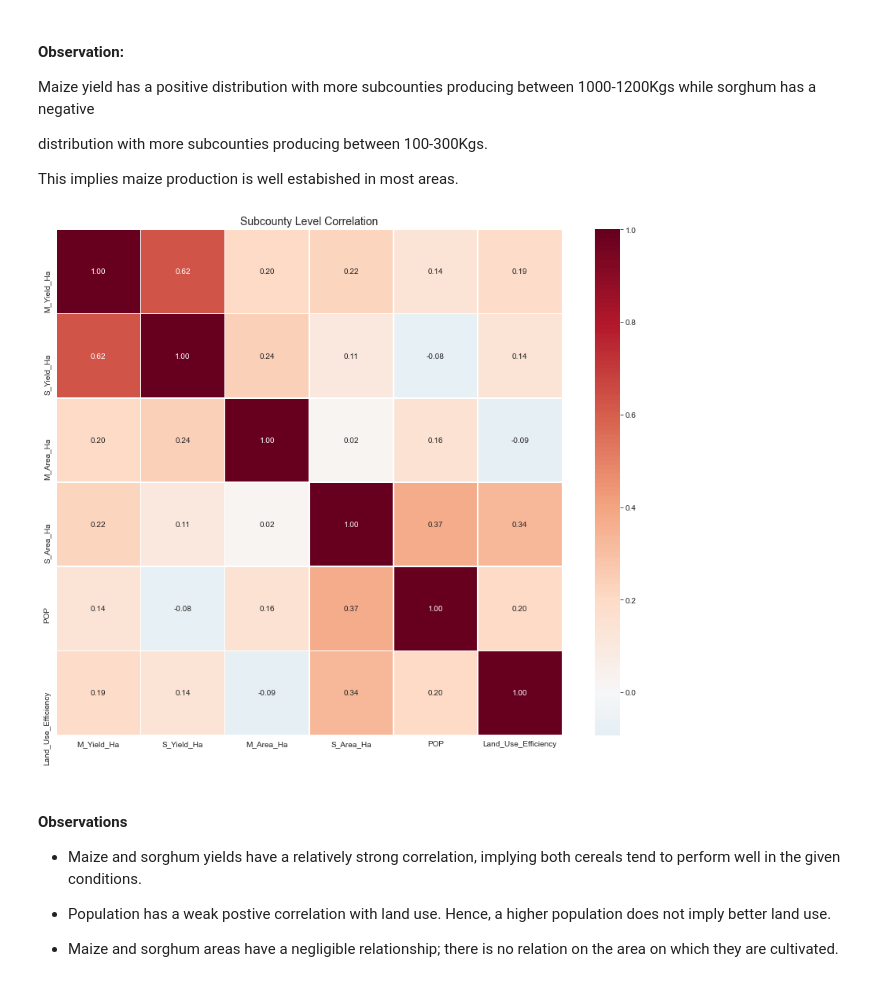
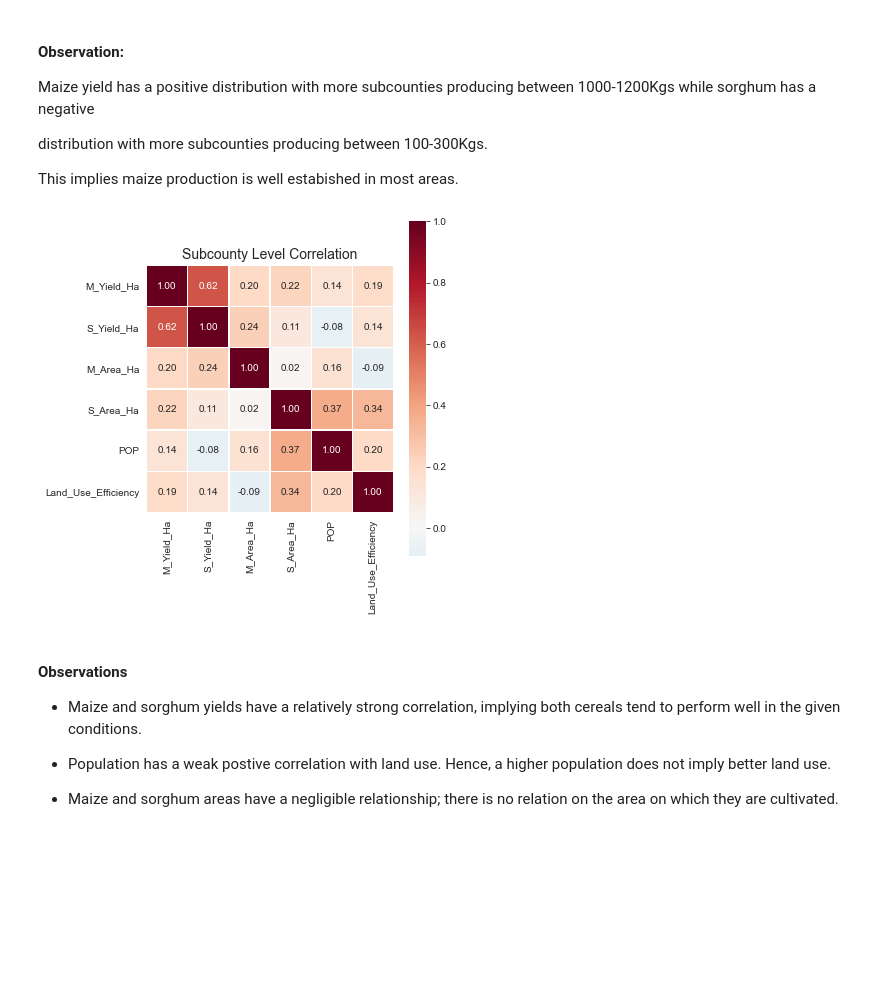
Before and after one commit to Moch5/karamoja_analysis, a Jupyter notebook: karamoja_analysis.ipynb, the cells around one changed output. Saved outputs shown, nothing was run; the diff lists cells and outputs as text; code cells hidden in the pictures; blank space fills up the shorter version.

```diff
--- a/karamoja_analysis.ipynb
+++ b/karamoja_analysis.ipynb
@@ -332,26 +312,28 @@ distribution with more subcounties producing between 100-300Kgs.
 
 This implies maize production is well estabished in most areas.
 # %%
-plt.figure(figsize=(12,10))
+# Perform a correlation analysis to analyze the variables' relationship
+
+plt.figure(figsize=(6,6))
 
 # Include efficiency and per capita metrics in correlation
 subcounty_corr = master_df[["M_Yield_Ha", "S_Yield_Ha", "M_Area_Ha", "S_Area_Ha", "POP",
                             "Land_Use_Efficiency"]].corr()
 
 sns.heatmap(subcounty_corr,
             annot=True,
             cmap="RdBu_r",
             center=0,
             fmt='.2f',
             square=True,
             linewidths=0.5)
 
 #Details
 plt.title("Subcounty Level Correlation" , fontsize=14)
 plt.tight_layout()
 plt.show()
 # %% [output]
-[figure, old version]
+[figure, new version]
 # %% [markdown]
 #### Observations
 
```
Also changed, not shown: parts of 19 cells of this notebook, 1 other file.
